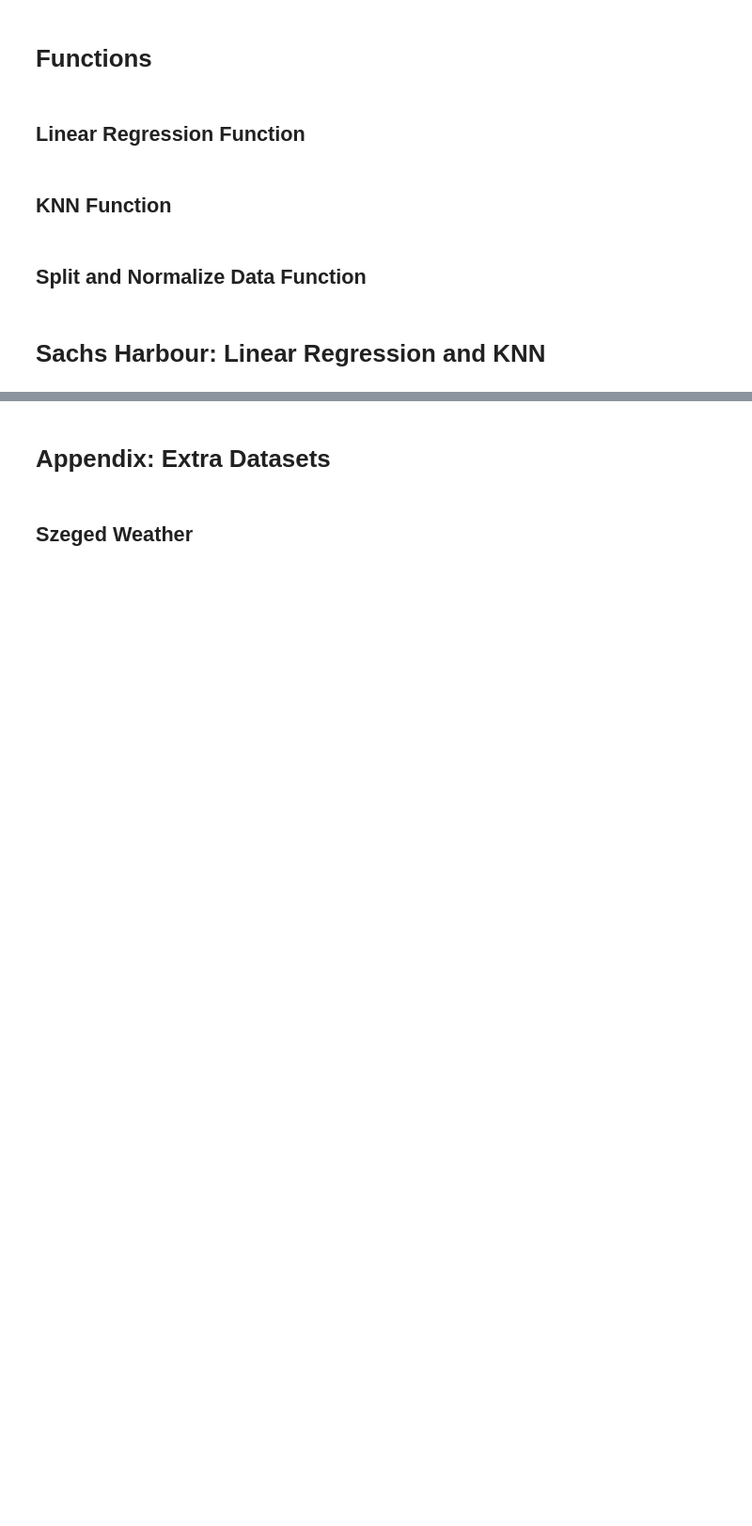
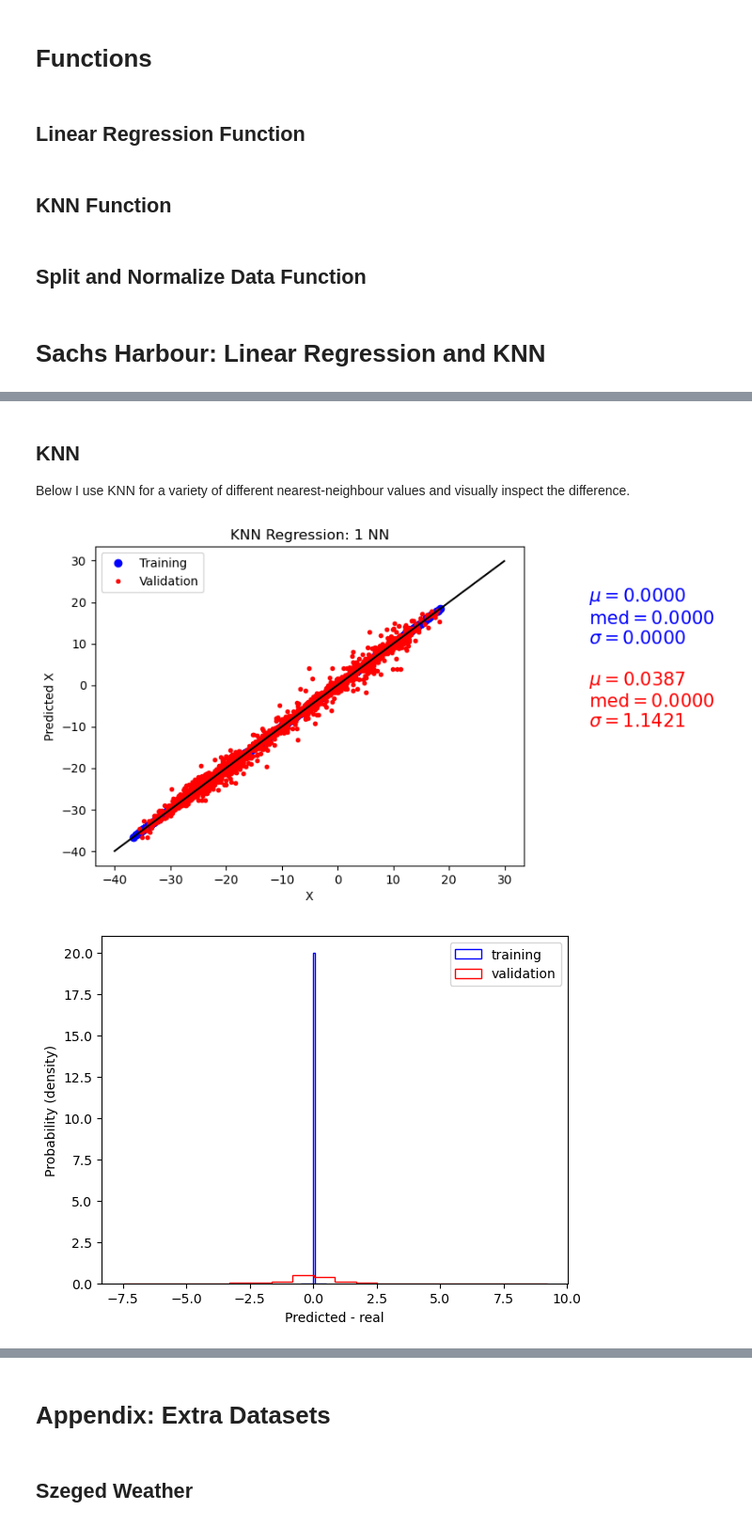
Before and after one commit to karlzam/school, a Jupyter notebook: phys555/assignment02/A2Q2-KZammit.ipynb, the cells around one changed output, grey strips where cells are left out. Shown at 94% size. Saved outputs shown, nothing was run; the diff lists cells and outputs as text; code cells hidden in the pictures; blank space fills up the shorter version.

```diff
--- a/phys555/assignment02/A2Q2-KZammit.ipynb
+++ b/phys555/assignment02/A2Q2-KZammit.ipynb
@@ -201,2 +238,10 @@ linear_regression(X_tr_Norm, X_va_Norm, Y_tr, Y_va, -40, 30, 45, 10, 45, -10)
+# %% [markdown]
+## KNN
+
+Below I use KNN for a variety of different nearest-neighbour values and visually inspect the difference.
 # %%
-nearest_neighbour(X_tr_Norm, X_va_Norm, Y_tr, Y_va, -40, 30, 45, 10, 45, -10)
+mu1, median1, sigma1, muv1, medianv1, sigmav1 = nearest_neighbour(1, X_tr_Norm, X_va_Norm, Y_tr, Y_va, -40, 30, 45, 10, 45, -10, plot=1)
+mu4, median4, sigma4, muv4, medianv4, sigmav4 = nearest_neighbour(4, X_tr_Norm, X_va_Norm, Y_tr, Y_va, -40, 30, 45, 10, 45, -10, plot=0)
+# %% [output]
+[figure, added]
+[figure, added]
```
Also changed, not shown: parts of 25 cells of this notebook, 3 other files.
